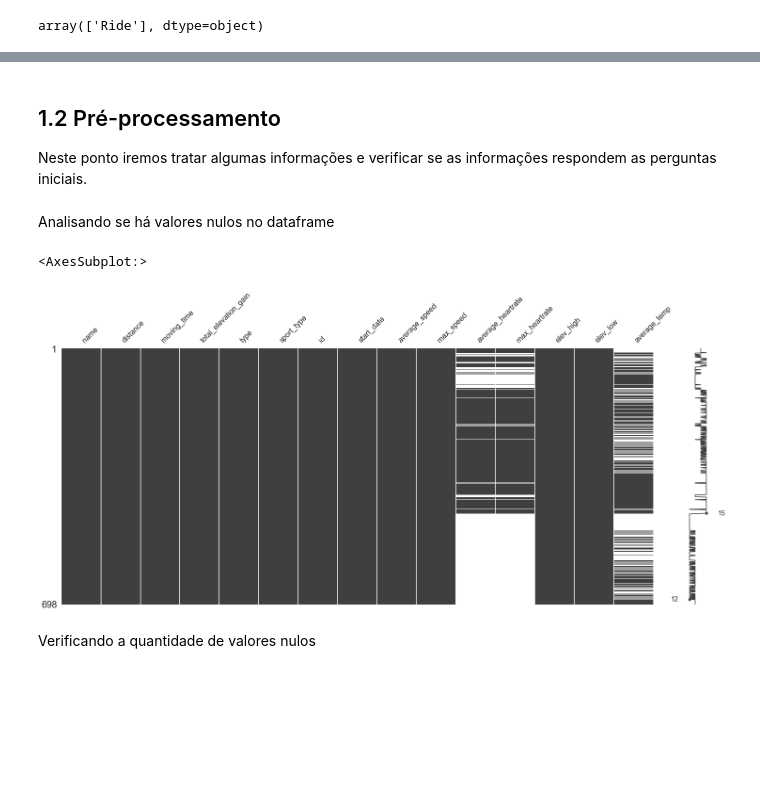
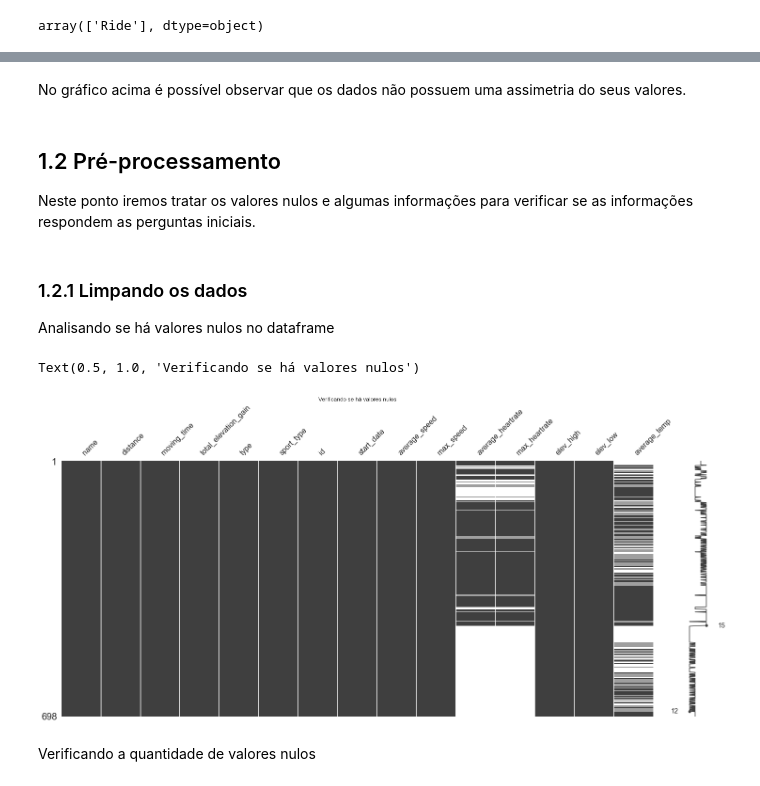
Before and after one commit to tal-rsg/2-MVP, a Jupyter notebook: mvp_analise.ipynb, the cells around one changed output, grey strips where cells are left out. Saved outputs shown, nothing was run; the diff lists cells and outputs as text; code cells hidden in the pictures; blank space fills up the shorter version.

```diff
--- a/mvp_analise.ipynb
+++ b/mvp_analise.ipynb
@@ -229,14 +244,19 @@ df_ride.describe()
+# %% [markdown]
+No gráfico acima é possível observar que os dados não possuem uma assimetria do seus valores.
 # %% [markdown]
 ## 1.2 Pré-processamento
-Neste ponto iremos tratar algumas informações e verificar se as informações respondem as perguntas iniciais.
+Neste ponto iremos tratar os valores nulos e algumas informações para verificar se as informações respondem as perguntas iniciais.
 # %% [markdown]
+### 1.2.1 Limpando os dados
+
 Analisando se há valores nulos no dataframe
 # %%
 # exibindo visualização matricial da nulidade do dataset
 ms.matrix(df_ride)
+plt.title('Verificando se há valores nulos')
 # %% [output]
-<AxesSubplot:>
+Text(0.5, 1.0, 'Verificando se há valores nulos')
-[figure, old version]
+[figure, new version]
 # %% [markdown]
 Verificando a quantidade de valores nulos
 # %%
```
Also changed, not shown: parts of 36 cells of this notebook.
